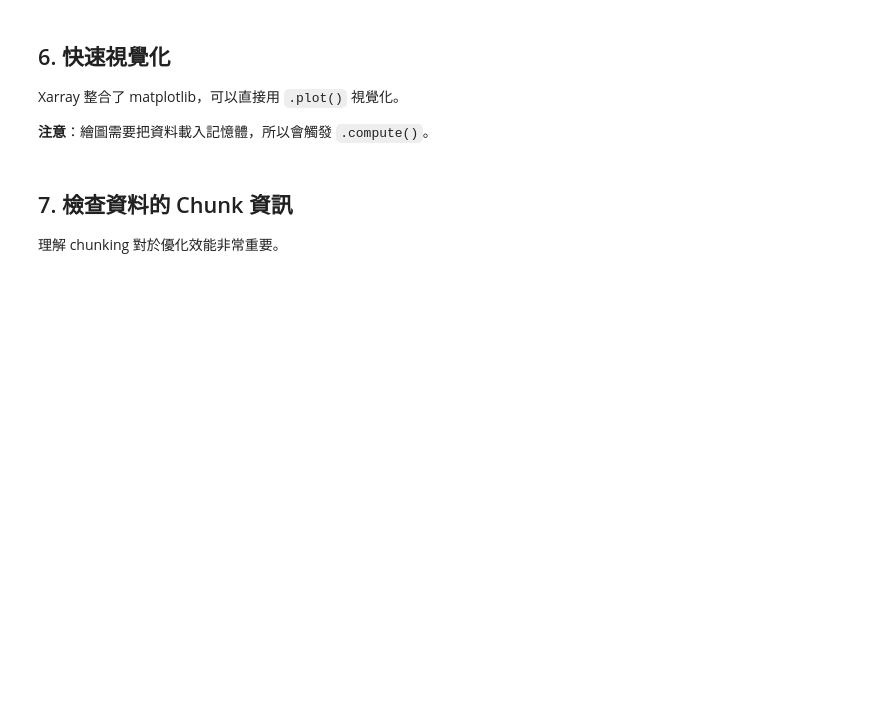
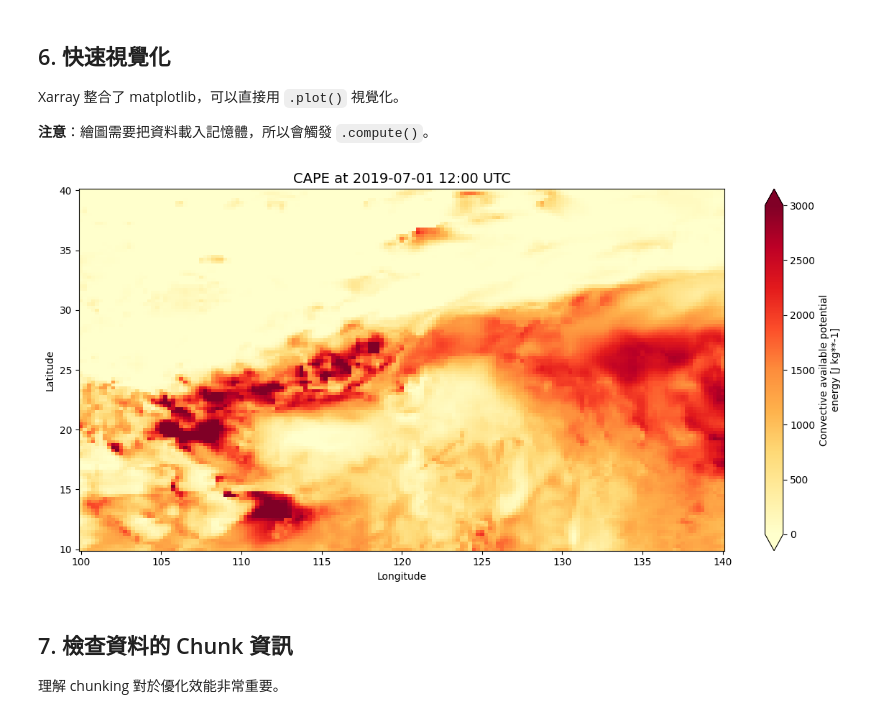
Before and after one commit to Isongzhe/python-parallel-data-processing, a Jupyter notebook: notebooks/01-data-loading-basics.ipynb, the cells around one changed output. Drawn from its saved outputs; the diff is of its cells as text; code cells hidden in the pictures; blank space fills up the shorter version.

```diff
--- a/notebooks/01-data-loading-basics.ipynb
+++ b/notebooks/01-data-loading-basics.ipynb
@@ -434,15 +489,17 @@ Xarray 整合了 matplotlib，可以直接用 `.plot()` 視覺化。
 **注意**：繪圖需要把資料載入記憶體，所以會觸發 `.compute()`。
 # %%
 # 繪製 2019-07-01 12:00 的 CAPE 分布
-cape_snapshot = ds['cape'].sel(time='2019-07-01 12:00')
+cape_snapshot = ds['convective_available_potential_energy'].sel(time='2019-07-01 12:00')
 
 plt.figure(figsize=(12, 6))
 cape_snapshot.plot(cmap='YlOrRd', vmin=0, vmax=3000)
 plt.title('CAPE at 2019-07-01 12:00 UTC', fontsize=14)
 plt.xlabel('Longitude')
 plt.ylabel('Latitude')
 plt.tight_layout()
 plt.show()
+# %% [output]
+[figure, added]
 # %% [markdown]
 ## 7. 檢查資料的 Chunk 資訊
 
```
Also changed, not shown: parts of 6 cells of this notebook, 3 other files.
